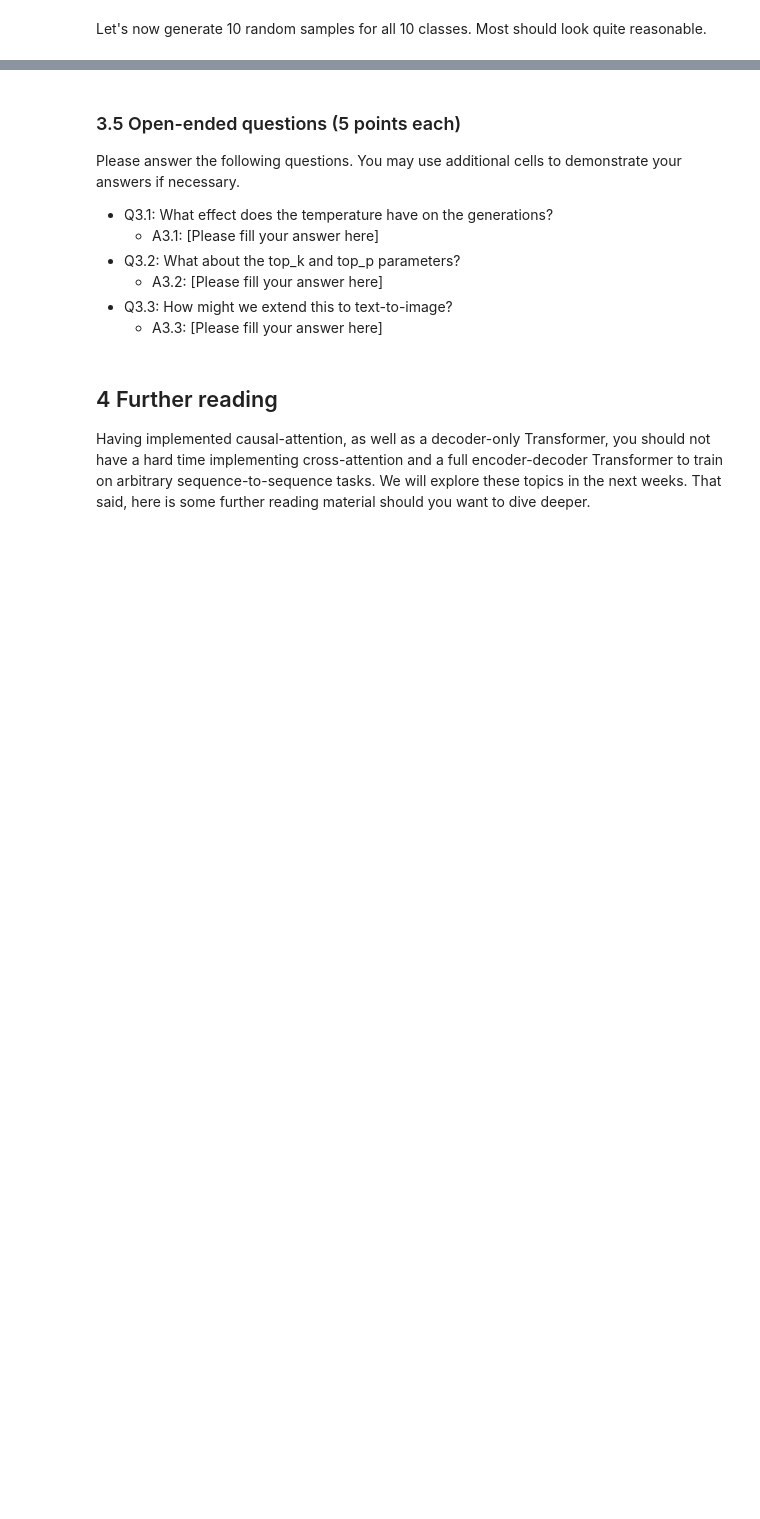
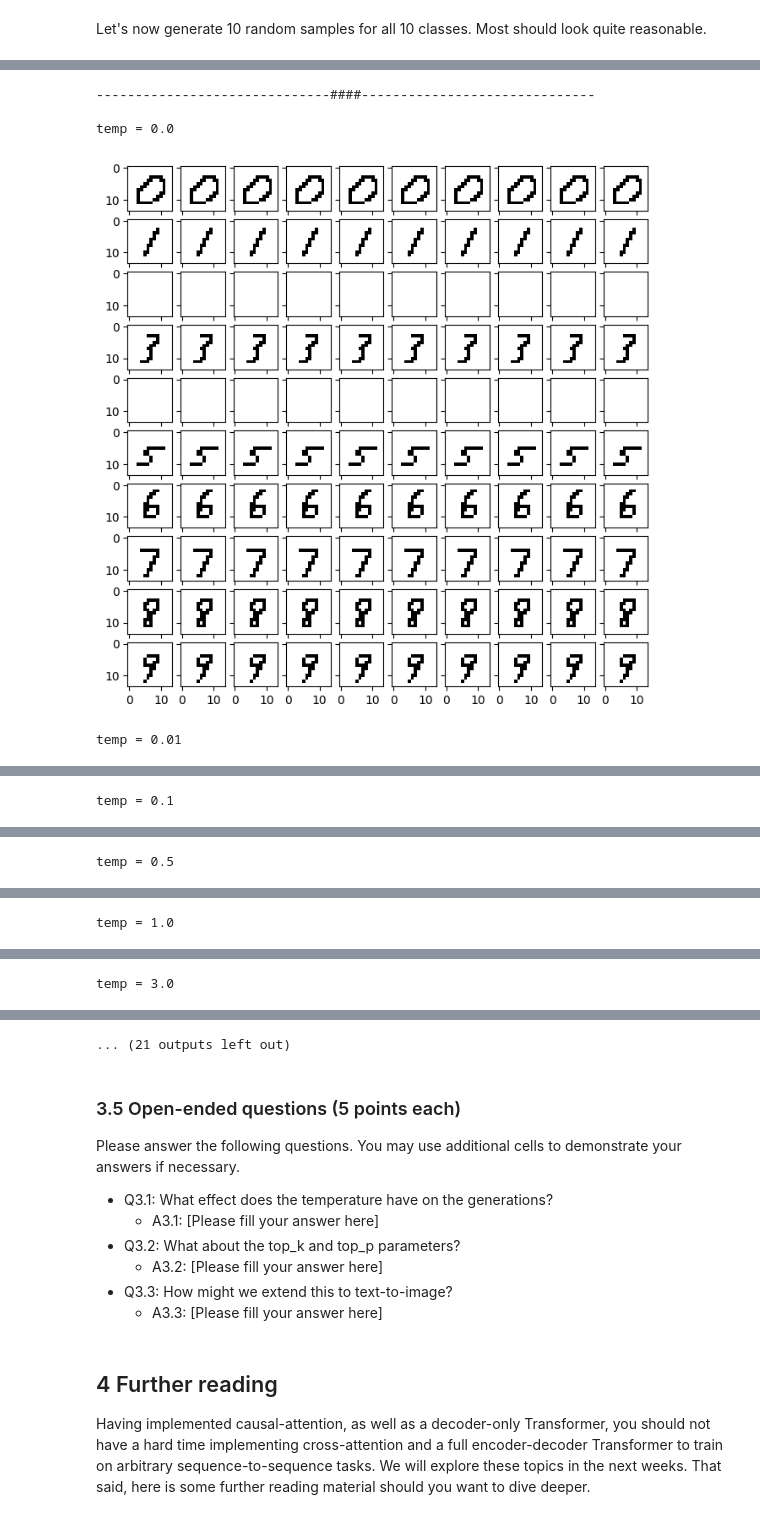
Before and after one commit to souchoyaa/com-304-FM-perso, a Jupyter notebook: nano4M/notebooks/COM304_FM_part1_nanoGPT.ipynb, the cells around one changed output, grey strips where cells are left out. Saved outputs shown, nothing was run; the diff lists cells and outputs as text; code cells hidden in the pictures; blank space fills up the shorter version.

```diff
--- a/nano4M/notebooks/COM304_FM_part1_nanoGPT.ipynb
+++ b/nano4M/notebooks/COM304_FM_part1_nanoGPT.ipynb
@@ -491,0 +552,30 @@ generate_samples(model, temp=0.7, top_p=0.9, top_k=0.0)
+# %%
+temps = [0.0, 0.01, 0.1, 0.5, 1.0, 3.0]
+top_k = [0, 1, 10, 50, 100]
+top_p = [0.5, 0.7, 0.9, 0.95, 1.0]
+
+print('\n' + '-'*30 + '#' * 4 + '-' * 30 + '\n')
+
+for e in temps :
+    print(f"temp = {e}")
+    generate_samples(model, temp=e)
+
+print('\n' + '-'*30 + '#' * 4 + '-' * 30 + '\n')
+
+for e in top_p :
+    print(f"top_p = {e}")
+    generate_samples(model, top_p=e)
+
+print('\n' + '-'*30 + '#' * 4 + '-' * 30 + '\n')
+
+for e in top_k :
+    print(f"top_k = {e}")
+    generate_samples(model, top_k=e)
+
+print('\n' + '-'*30 + '#' * 4 + '-' * 30 + '\n')
+# %% [output]
+------------------------------####------------------------------
+
+temp = 0.0
+[figure, added]
+temp = 0.01
@@ -491,0 +583 @@ generate_samples(model, temp=0.7, top_p=0.9, top_k=0.0)
+temp = 0.1
@@ -491,0 +585 @@ generate_samples(model, temp=0.7, top_p=0.9, top_k=0.0)
+temp = 0.5
@@ -491,0 +587 @@ generate_samples(model, temp=0.7, top_p=0.9, top_k=0.0)
+temp = 1.0
@@ -491,0 +589 @@ generate_samples(model, temp=0.7, top_p=0.9, top_k=0.0)
+temp = 3.0
@@ -492,3 +591,4 @@ generate_samples(model, temp=0.7, top_p=0.9, top_k=0.0)
+... (21 outputs left out)
 # %% [markdown]
 ### 3.5 Open-ended questions (5 points each)
 
```
Also changed, not shown: parts of 7 cells of this notebook.
